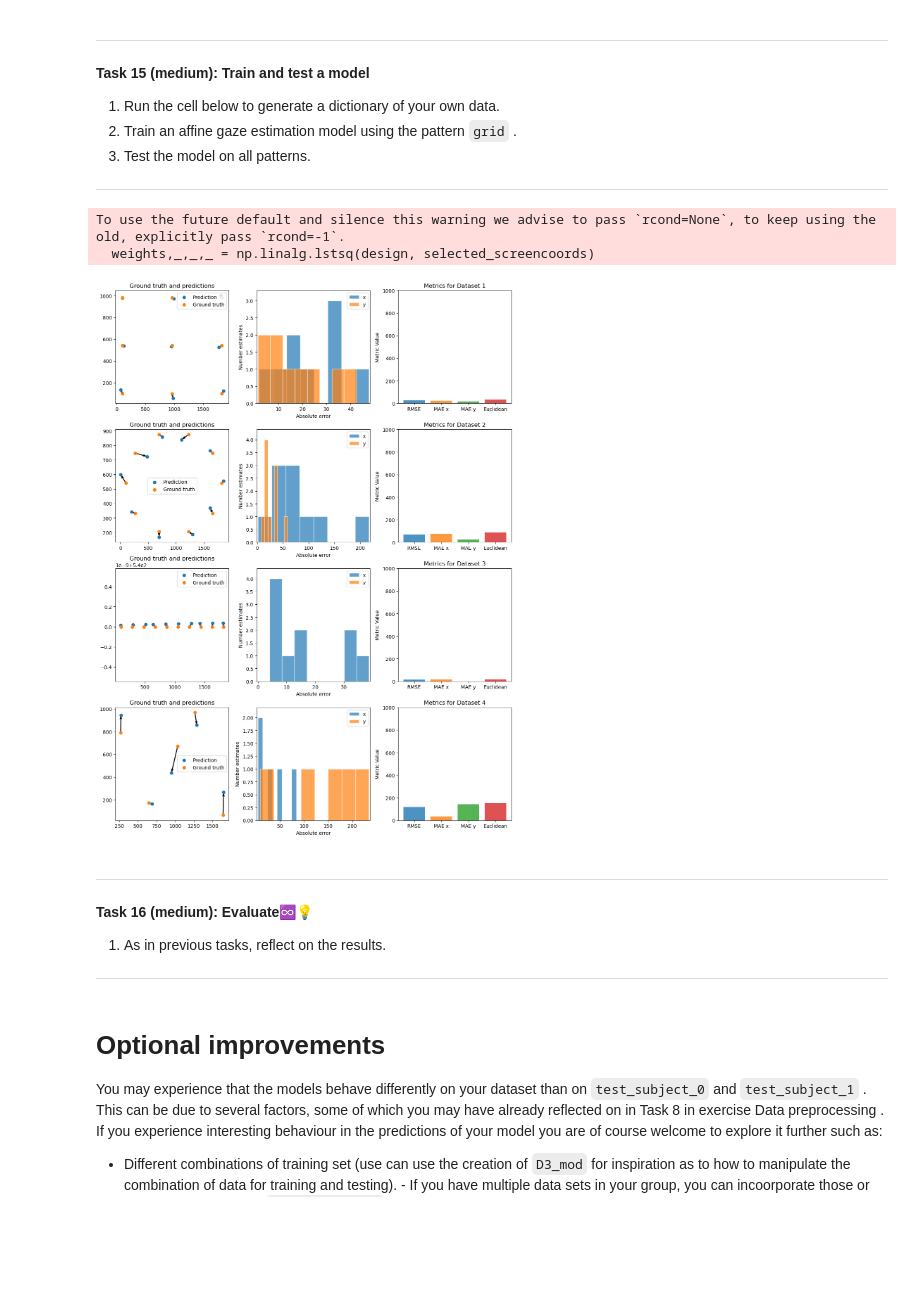
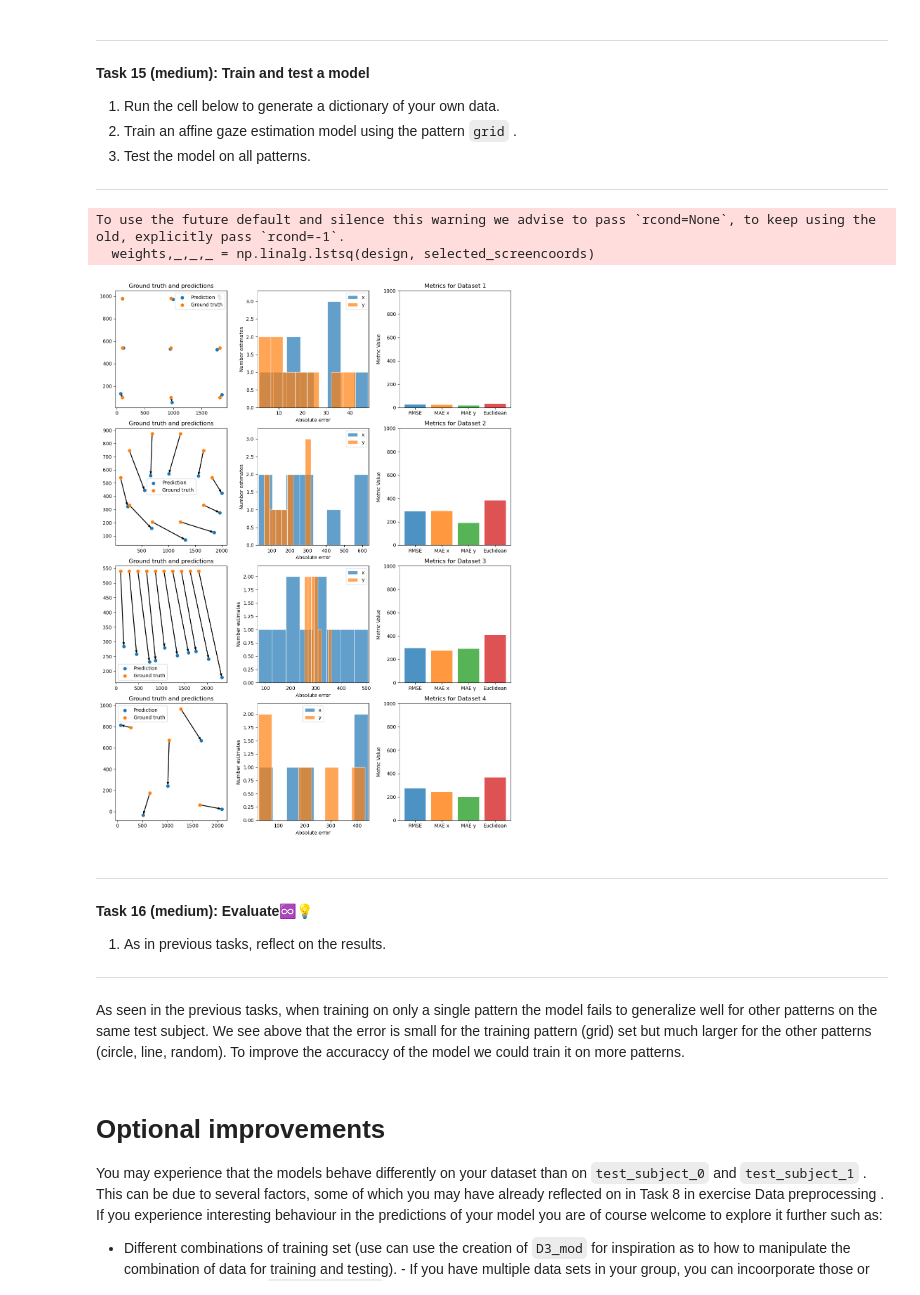
Before and after one commit to AlbertRossJoh/iml_project_2025, a Jupyter notebook: W06/02-gaze.ipynb, the cells around one changed output. Drawn from its saved outputs; the diff is of its cells as text; code cells hidden in the pictures; blank space fills up the shorter version.

```diff
--- a/W06/02-gaze.ipynb
+++ b/W06/02-gaze.ipynb
@@ -754,13 +755,13 @@ D_mads = iml_util.gen_data_subject(test_subject, trial)
 # %%
 #Use this cell to train and evaluate your model...
 
-results_linear_mads = results_for_model(LinearGaze(), D_mads, D_mads, 'pupils_train', 'screen_coordinates_train', 'pupils_test', 'screen_coordinates_test', 4)
+results_linear_mads = results_for_model_pick(LinearGaze(), D_mads, D_mads, 'pupils_train', 'screen_coordinates_train', 'pupils_test', 'screen_coordinates_test', 4, 0)
 
 iml_util.plot_results_grid(results_linear_mads, 4)
 # %% [output]
 To use the future default and silence this warning we advise to pass `rcond=None`, to keep using the old, explicitly pass `rcond=-1`.
   weights,_,_,_ = np.linalg.lstsq(design, selected_screencoords)
-[figure, old version]
+[figure, new version]
 # %% [markdown]
 
 ---
@@ -774,3 +773,5 @@ To use the future default and silence this warning we advise to pass `rcond=None
+# %% [markdown]
+As seen in the previous tasks, when training on only a single pattern the model fails to generalize well for other patterns on the same test subject. We see above that the error is small for the training pattern (grid) set but much larger for the other patterns (circle, line, random). To improve the accuraccy of the model we could train it on more patterns.
 # %% [markdown]
 # Optional improvements
 You may experience that the models behave differently on your dataset than on `test_subject_0`
```
Also changed, not shown: parts of 4 cells of this notebook.
